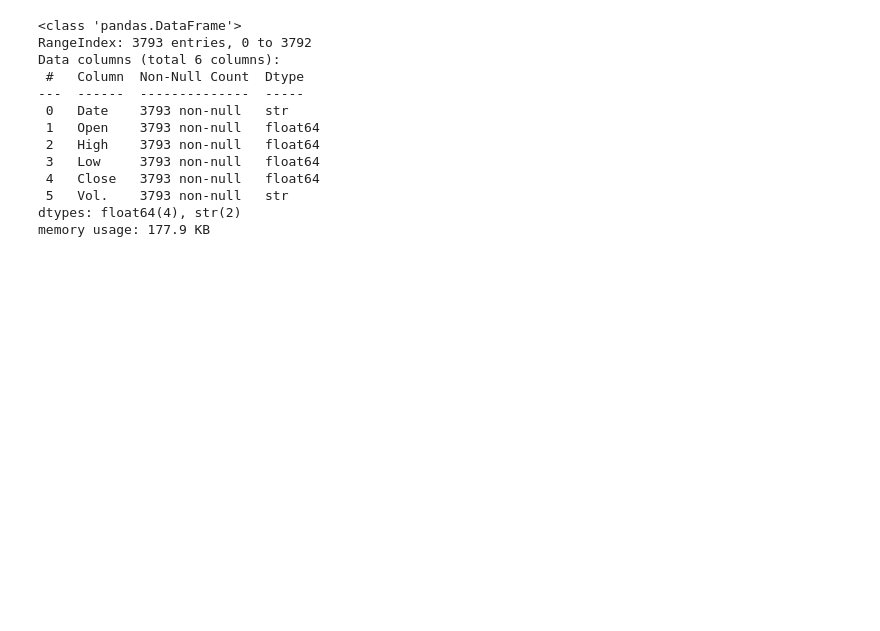
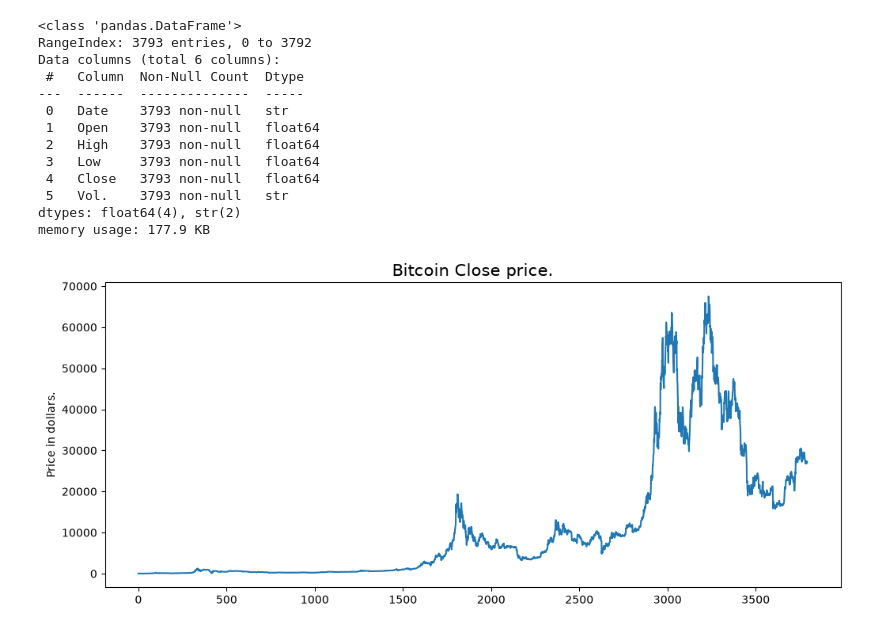
Before and after one commit to Matin-python/Bitcoin-Price-Direction-Prediction, a Jupyter notebook: bitcoin.ipynb, the cells around one changed output. Cells and saved outputs as stored; diff of their text form; code cells hidden in the pictures; blank space fills up the shorter version.

```diff
--- a/bitcoin.ipynb
+++ b/bitcoin.ipynb
@@ -45,3 +45,12 @@ Data columns (total 6 columns):
  5   Vol.    3793 non-null   str
 dtypes: float64(4), str(2)
 memory usage: 177.9 KB
+# %%
+plt.close()
+plt.figure(figsize=(12, 5))
+plt.plot(df['Close'])
+plt.title('Bitcoin Close price.', fontsize=15)
+plt.ylabel('Price in dollars.')
+plt.show()
+# %% [output]
+[figure, added]
```
